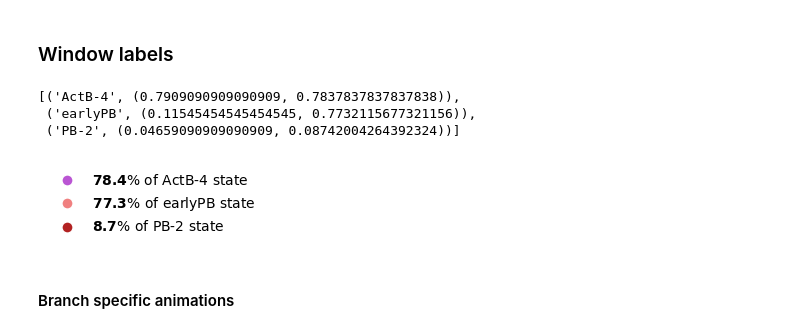
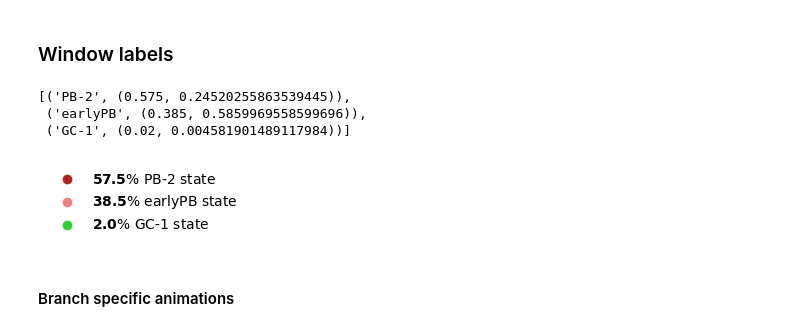
Before and after one commit to sachha-naksha/B_Cell_States, a Jupyter notebook: multiome_dynamic_regulation/py_scripts/analysis/latent_factor_dynamics.ipynb, the cells around one changed output. Saved outputs shown, nothing was run; the diff lists cells and outputs as text; code cells hidden in the pictures.

```diff
--- a/multiome_dynamic_regulation/py_scripts/analysis/latent_factor_dynamics.ipynb
+++ b/multiome_dynamic_regulation/py_scripts/analysis/latent_factor_dynamics.ipynb
@@ -651,57 +611,58 @@ Animation saved to: /ocean/projects/cis240075p/asachan/datasets/B_Cell/multiome_
 ### Window labels
 # %%
 # get the proportion of cell types in each window
-cell_labels_file = '/ocean/projects/cis240075p/asachan/datasets/B_Cell/multiome_1st_donor_UPMC_aggr/dictys_outs/actb1_added/data/clusters.csv'
+cell_labels_file = '/ocean/projects/cis240075p/asachan/datasets/B_Cell/multiome_1st_donor_UPMC_aggr/dictys_outs/actb1_added_v2/data/clusters.csv'
 #read the columns barcodes and cluster
 cell_labels_df = pd.read_csv(cell_labels_file, index_col=0)
 cell_labels = cell_labels_df['Cluster']
 # %%
-# get the top 3 states from window 1,4,5
-top_3_states_40 = get_top_k_fraction_labels(dictys_dynamic_object, 40, cell_labels, k=3)
-display(top_3_states_40)
-sorted_states = sorted(top_3_states_40, key=lambda x: x[1][1], reverse=True)
+# get the top 3 states from window 1,97,96 : 0,98,: 146,2: 193, 3
+top_3_states = get_top_k_fraction_labels(dictys_dynamic_object, 135, cell_labels, k=3)
+sorted_states = sorted(top_3_states, key=lambda x: x[1][0], reverse=True)
+display(sorted_states)
 # %% [output]
-[('ActB-4', (0.7909090909090909, 0.7837837837837838)),
- ('earlyPB', (0.11545454545454545, 0.7732115677321156)),
- ('PB-2', (0.04659090909090909, 0.08742004264392324))]
+[('PB-2', (0.575, 0.24520255863539445)),
+ ('earlyPB', (0.385, 0.5859969558599696)),
+ ('GC-1', (0.02, 0.004581901489117984))]
 # %%
 # Create custom legend handles and labels
 import matplotlib.pyplot as plt
 from matplotlib.lines import Line2D
 
 leiden_color_dict = {
     'ActB-1': 'lightskyblue',     # light blue cluster at bottom
     'ActB-2': 'dodgerblue',       # darker blue cluster
     'ActB-4': 'mediumorchid',     # purple cluster
     'GC-1': 'limegreen',          # bright green cluster
     'ActB-3': 'darkblue',         # dark blue cluster
     'Naive': 'darkgray',          # gray cluster on left
     'GC-2': 'green',              # darker green cluster
     'PB-2': 'firebrick',          # red cluster
     'earlyPB': 'lightcoral',      # pink/coral cluster
     'earlyActB': 'teal'           # teal cluster
 }
 # Create custom legend handles and labels
 legend_elements = [
     Line2D([0], [0], marker='o', color='w', markerfacecolor=leiden_color_dict[state[0]],
-           markersize=8, label=f'$\\mathbf{{{state[1][1]*100:.1f}}}$% of {state[0]} state')
+           markersize=8, label=f'$\\mathbf{{{state[1][0]*100:.1f}}}$% {state[0]} state')
     for state in sorted_states
 ]
 
 # Create a figure and axis
 fig, ax = plt.subplots(figsize=(3, 2))  # Adjusted figure size for vertical layout
 ax.set_visible(False)  # Hide the axis
 
 # Add the legend to the figure vertically
 fig.legend(handles=legend_elements,
           loc='center',
           ncol=1,  # Changed to 1 column for vertical layout
           frameon=False)
-
-plt.tight_layout()
-plt.show()
+plt.savefig('/ocean/projects/cis240075p/asachan/datasets/B_Cell/multiome_1st_donor_UPMC_aggr/dictys_outs/actb1_added_v2/output/figures/legend_w135.pdf',
+            bbox_inches='tight',  # Ensures the legend isn't cut off
+            dpi=300,             # High resolution
+            format='pdf')
 # %% [output]
-[figure, old version]
+[figure, new version]
 # %% [markdown]
 #### Branch specific animations
 # %%
```
Also changed, not shown: parts of 13 cells of this notebook, 2 other files.
